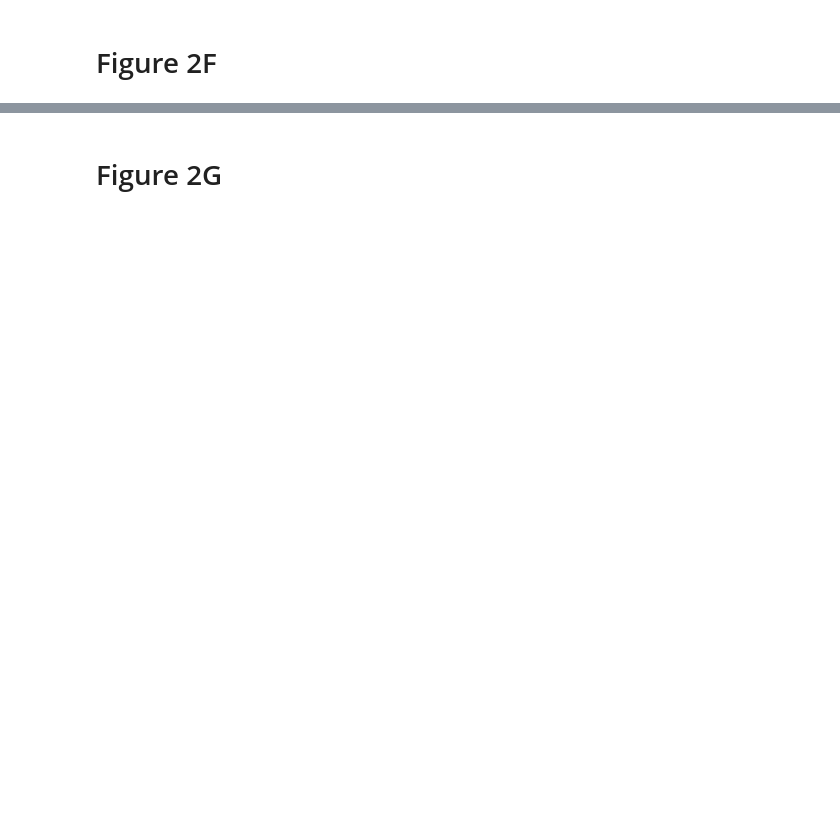
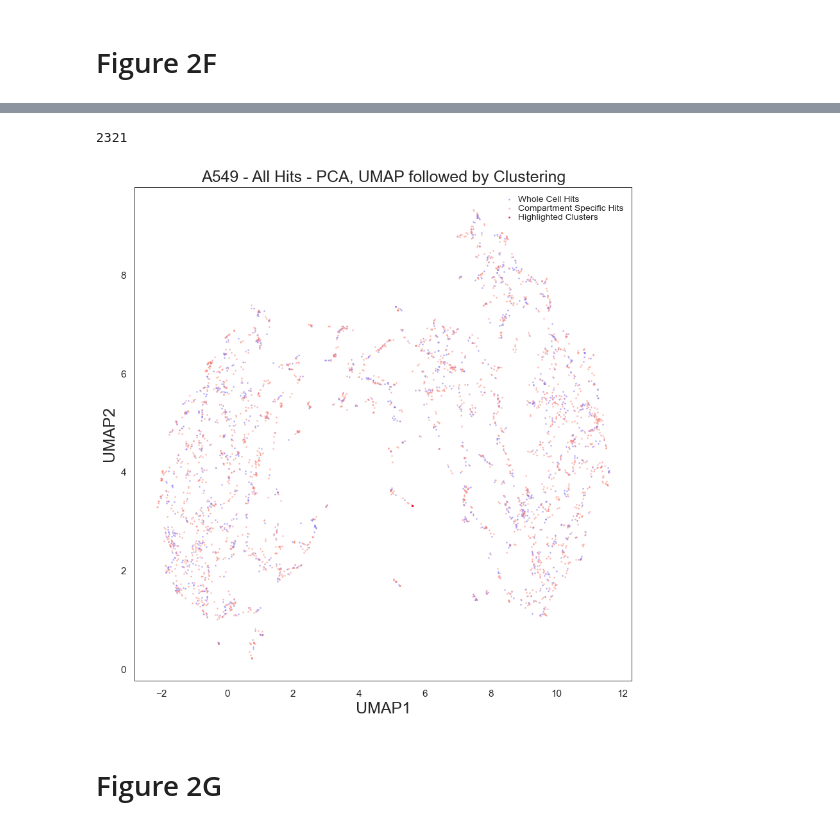
Before and after one commit to broadinstitute/2022_PERISCOPE, a Jupyter notebook: 2_A549_WGS_Summary/Figure_2.ipynb, the cells around one changed output, grey strips where cells are left out. Cells and saved outputs as stored; diff of their text form; code cells hidden in the pictures; blank space fills up the shorter version.

```diff
--- a/2_A549_WGS_Summary/Figure_2.ipynb
+++ b/2_A549_WGS_Summary/Figure_2.ipynb
@@ -311,7 +311,6 @@ print(f'Gene pair correlation dictionary contains {len(corr_dic)} entries')
 Gene pair correlation dictionary contains 6699630 entries
 # %%
 # Input the protein clusters from the CORUM3.0 database and subset the human clusters
-ppi_data = pd.read_csv(f'{input_folder}/CORUM_allComplexes.txt',sep = '\t')
-ppi_data_h = ppi_data[ppi_data['Organism'] == "Human"]
-ppi_data_h.head()
+ppi_data = pd.read_csv(f'../common_files/CORUM_humanComplexes.txt',sep = '\t')
+ppi_data.head()
 # %% [output]
@@ -326,8 +320,8 @@ ppi_data_h.head()
 cluster_count = 0
 hit_cluster_list_list = []
 hit_set = set()
-for i in range(len(ppi_data_h)):
-    cluster = ppi_data_h.iloc[i]['subunits(Gene name)'].split(';')
+for i in range(len(ppi_data)):
+    cluster = ppi_data.iloc[i]['subunits(Gene name)'].split(';')
     count = 0
     hit_cluster_list = []
     for g in cluster:
@@ -406,5 +382,6 @@ ppi_data_name.head()
 # %%
 # Subset the STRING predicted protein links to A549 hits
+ppi_data_name = pd.read_csv('../common_files/STRING_data.csv.gz')
 ppi_data_name_hits = ppi_data_name[ppi_data_name['protein1'].isin(genes) & ppi_data_name['protein2'].isin(genes)]
-print(f'Full PPI database is {ppi_data_name.shape()}')
-print(f'PPI database subsetted to A549 hits is {ppi_data_name_hits.shape()}')
+print(f'Full PPI database is {len(ppi_data_name)} entries')
+print(f'PPI database subsetted to A549 hits is {len(ppi_data_name_hits)} entries')
@@ -594,44 +582,49 @@ clusterable_embedding = umap.UMAP(
 ).fit_transform(df_hits_pca)
 # %%
 # Manually label highlighted hits
-overal_labels = [hit_list.index(i) if i in whole_cell_hit_list else -1 for i in hit_list ]
+whole_cell_hit_list = list(A549_whole_cell_hits.index)
+overall_labels = [hit_list.index(i) if i in whole_cell_hit_list else -1 for i in hit_list ]
 other_labels = [hit_list.index(i) if i not in whole_cell_hit_list else -1 for i in hit_list ]
 highlight_categories = ['ENZYME_LINKED_RECEPTOR_PROTEIN_SIGNALING_PATHWAY','RIBONUCLEOPROTEIN_COMPLEX','GLYCOSYLATION','PROTEASOMAL_PROTEIN_CATABOLIC_PROCESS','PROCESS_UTILIZING_AUTOPHAGIC_MECHANISM','MITOCHONDRIAL_ENVELOPE','RRNA_METABOLIC_PROCESS','MRNA_PROCESSING','REGULATION_OF_GTPASE_ACTIVITY','TRANSLATIONAL_INITIATION']
 highlight_list = [GO_dict[x] for x in highlight_categories]
 
 highlight_labels = [hit_list.index(i) if i in highlight_list else -1 for i in hit_list ]
-len(overal_labels)-other_labels.count(-1)
+len(overall_labels)-other_labels.count(-1)
+# %% [output]
+2321
 # %%
 # Plot the data and color code based on the type of hit.
 plt.figure(figsize=(10, 10))
 
-plt.scatter(clusterable_embedding[overal_labels, 0],
-            clusterable_embedding[overal_labels, 1],
+plt.scatter(clusterable_embedding[overall_labels, 0],
+            clusterable_embedding[overall_labels, 1],
             c='mediumslateblue',
             s=1,
             alpha=0.4,
            );
 
 plt.scatter(clusterable_embedding[other_labels, 0],
             clusterable_embedding[other_labels, 1],
             c='salmon',
             s=1,
             alpha=0.4,
            );
 
 plt.scatter(clusterable_embedding[highlight_labels, 0],
             clusterable_embedding[highlight_labels, 1],
             c='crimson',
             s=1,
             alpha=0.8,
            );
 
 plt.title('A549 - All Hits - PCA, UMAP followed by Clustering',fontsize=18)
 plt.xlabel('UMAP1',fontsize=18)
 plt.ylabel('UMAP2',fontsize=18)
 plt.legend(labels=['Whole Cell Hits','Compartment Specific Hits','Highlighted Clusters'],loc="upper right",bbox_to_anchor=(1,1), frameon=False, ncol=1,fontsize=10 ,labelspacing=0.1,handletextpad=0)
 
 plt.savefig(os.path.join(output_folder,'figure_panels','Fig2F_A549_UMAP_clustering.png'),bbox_inches='tight', dpi=600,facecolor='w', edgecolor='w')
+# %% [output]
+[figure, added]
 # %% [markdown]
 # Figure 2G
 # %%
```
Also changed, not shown: parts of 19 cells of this notebook.
